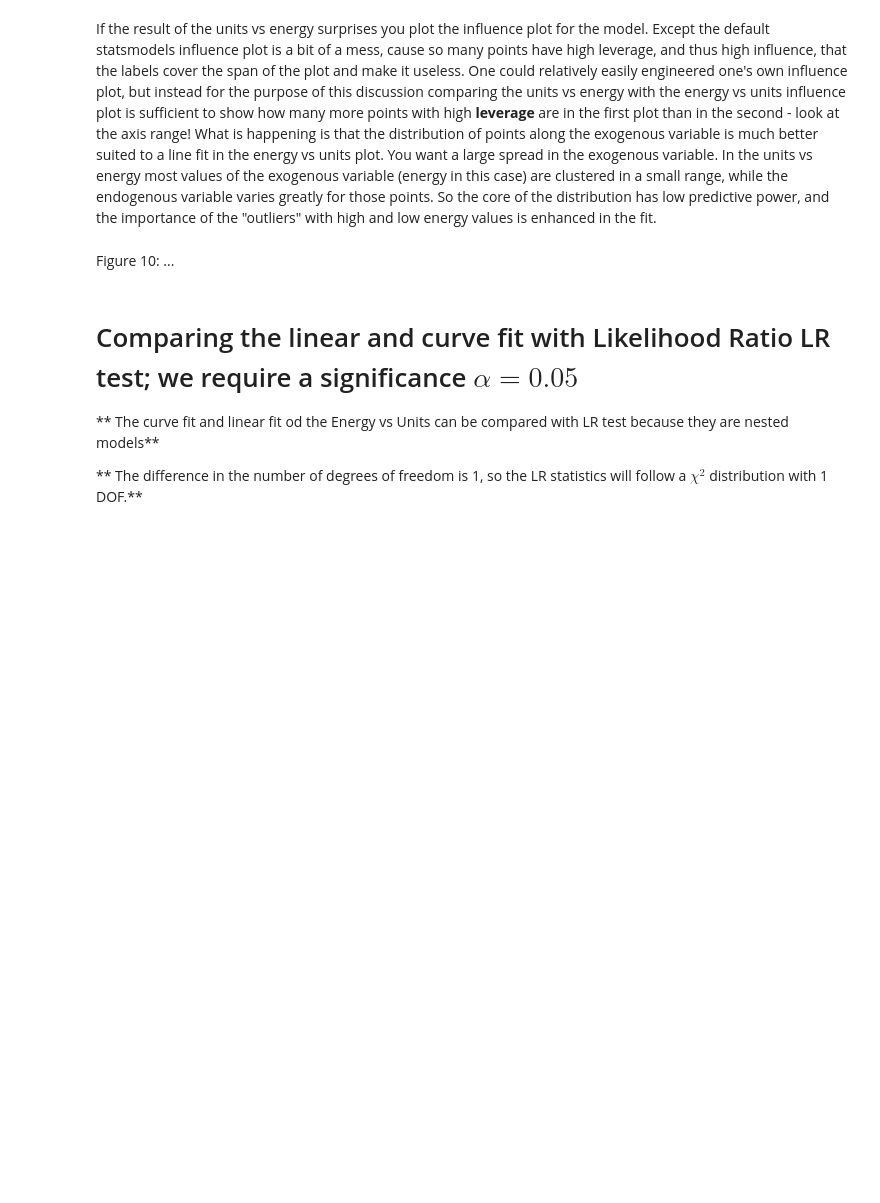
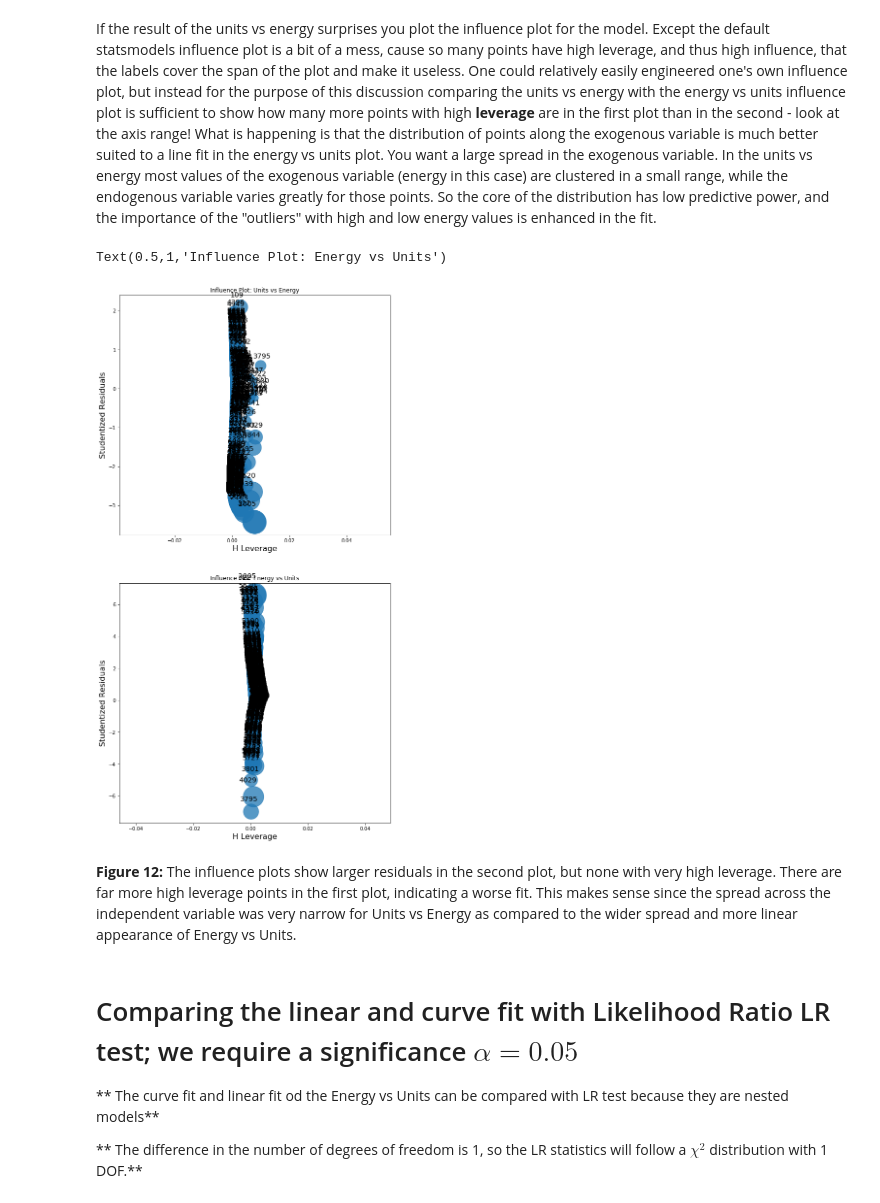
Before and after one commit to AHassler/PUI2018_ah4412, a Jupyter notebook: HW10_ah4412/Assignment2_ah4412.ipynb, the cells around one changed output. Saved outputs shown, nothing was run; the diff lists cells and outputs as text; code cells hidden in the pictures; blank space fills up the shorter version.

```diff
--- a/HW10_ah4412/Assignment2_ah4412.ipynb
+++ b/HW10_ah4412/Assignment2_ah4412.ipynb
@@ -777,7 +781,19 @@ discuss
 # %% [markdown]
 If the result of the units vs energy surprises you plot the influence plot for the model. Except the default statsmodels influence plot is a bit of a mess, cause so many points have high leverage, and thus high influence, that the labels cover the span of the plot and make it useless. One could relatively easily engineered one's own influence plot, but instead for the purpose of this discussion comparing the units vs energy with the energy vs units influence plot is sufficient to show how many more points with high **leverage** are in the first plot than in the second - look at the axis range! What is happening is that the distribution of points along the exogenous variable is much better suited to a line fit in the energy vs units plot. You want a large spread in the exogenous variable. In the units vs energy most values of the exogenous variable (energy in this case) are clustered in a small range, while the endogenous variable varies greatly for those points. So the core of the distribution has low predictive power, and the importance of the "outliers" with high and low energy values is enhanced in the fit.
-# %% [markdown]
-Figure 10: ...
+# %%
+fig = pl.figure(figsize=(10,20))
+ax1 = fig.add_subplot(211)
+sm.graphics.influence_plot(lm_units_e, ax=ax1, criterion="cooks")
+ax1.set_title("Influence Plot: Units vs Energy")
+
+ax2 = fig.add_subplot(212)
+sm.graphics.influence_plot(lm_energy_u, ax=ax2, criterion="cooks")
+ax2.set_title("Influence Plot: Energy vs Units")
+# %% [output]
+Text(0.5,1,'Influence Plot: Energy vs Units')
+[figure, added]
+# %% [markdown]
+**Figure 12:** The influence plots show larger residuals in the second plot, but none with very high leverage. There are far more high leverage points in the first plot, indicating a worse fit. This makes sense since the spread across the independent variable was very narrow for Units vs Energy as compared to the wider spread and more linear appearance of Energy vs Units.
 # %% [markdown]
 # Comparing the linear and curve fit with Likelihood Ratio LR test; we require a significance $\alpha=0.05$
 
```
Also changed, not shown: parts of 10 cells of this notebook.
